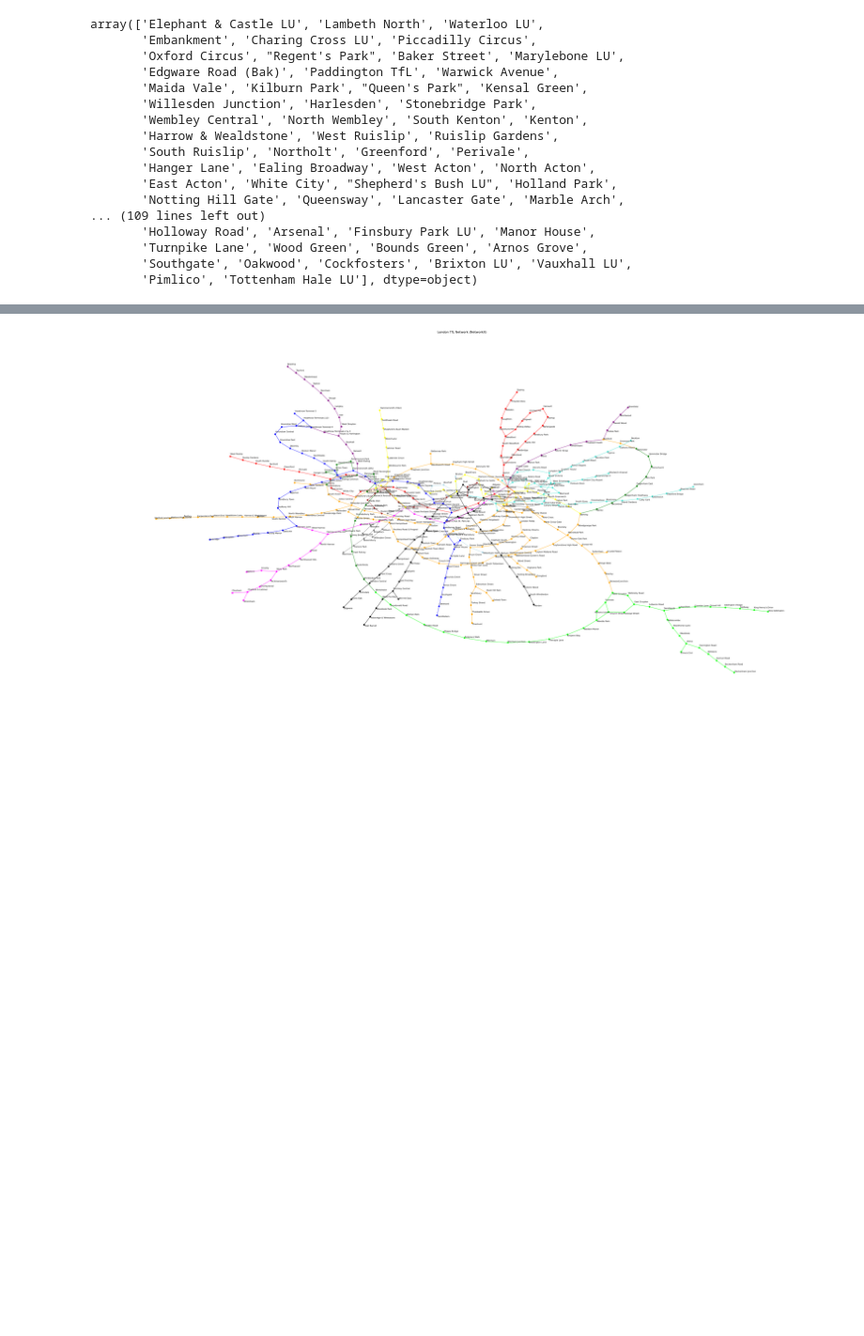
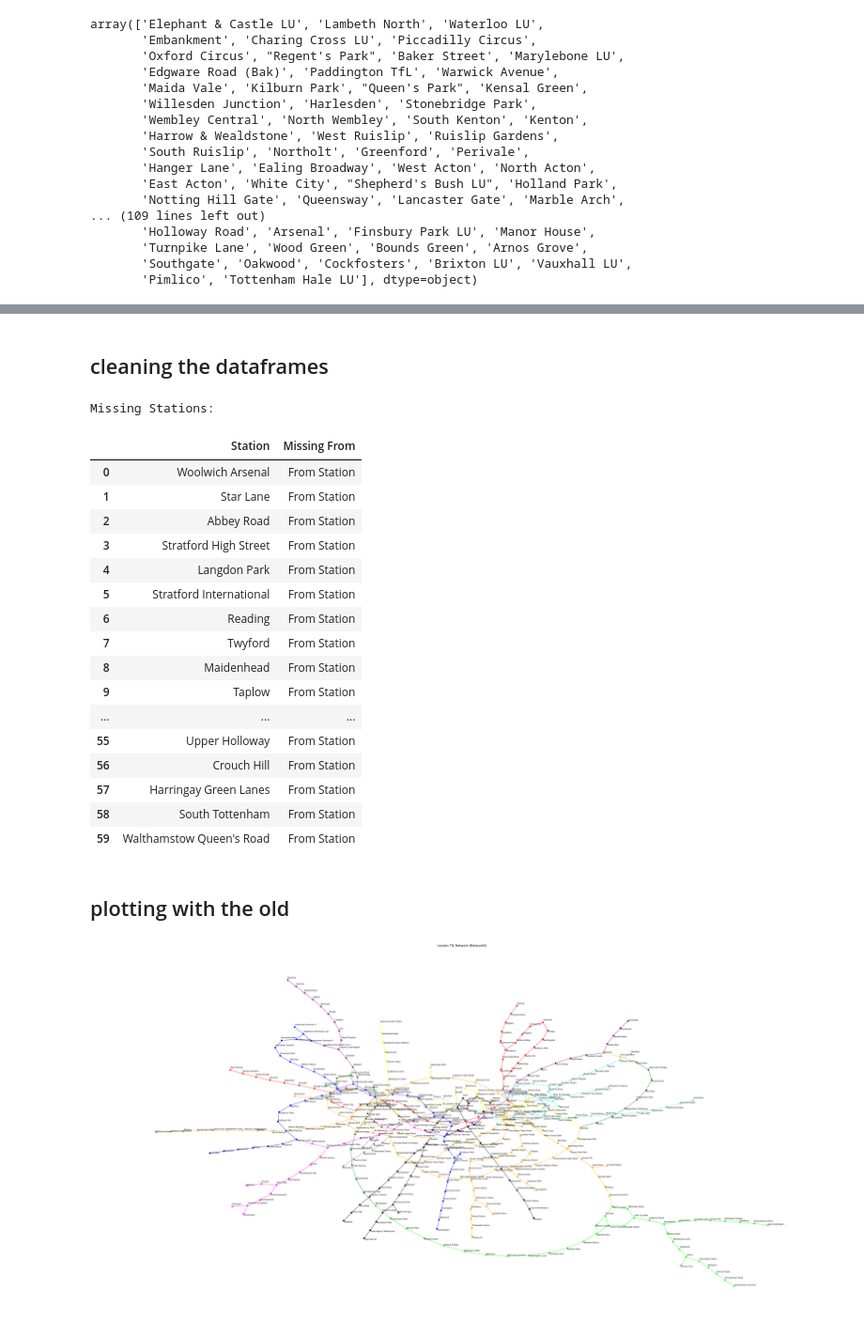
Before and after one commit to AimanxxAnsari/analysis-of-tfl-data, a Jupyter notebook: python-notebooks/draft-test-new-data.ipynb, the cells around one changed output, grey strips where cells are left out. Shown at 94% size. Cells and saved outputs as stored; diff of their text form; code cells hidden in the pictures; blank space fills up the shorter version.

Commit message:
added data-cleaning and data scrapping

```diff
--- a/python-notebooks/draft-test-new-data.ipynb
+++ b/python-notebooks/draft-test-new-data.ipynb
@@ -71,2 +88,5 @@ df['To Station'] = df['To Station'].apply(remove_suffix)
 # %%
 df.to_csv('../data/dataset20.csv', sep=',', encoding='utf-8', index=False, header=True)
+# %%
+coordinates_df = pd.read_csv('../data/stations-with-coordinates.csv')
+coordinates_df
@@ -107,6 +141,70 @@ def get_node_color(node):
 # %%
 # Get colors for all nodes
 node_colors = [get_node_color(node) for node in G.nodes()]
+# %% [markdown]
+## cleaning the dataframes
+# %%
+def clean_station_name(name):
+    """Clean and standardize station names."""
+    name = re.sub(r'\s*\([^)]*\)', '', name)  # Remove text within parentheses
+    name = re.sub(r'[^\w\s]', '', name)  # Remove special characters
+    name = name.lower()  # Convert to lowercase
+    return name
+
+def merge_datasets(df, coordinates_df):
+    # Clean station names in both dataframes
+    df['From Station Cleaned'] = df['From Station'].apply(clean_station_name)
+    df['To Station Cleaned'] = df['To Station'].apply(clean_station_name)
+    coordinates_df['Name Cleaned'] = coordinates_df['Name'].apply(clean_station_name)
+
+    # Merge the dataframes based on the cleaned station names
+    merged_from = pd.merge(df, coordinates_df, how='left', left_on='From Station Cleaned', right_on='Name Cleaned', suffixes=('', '_From'))
+    merged_to = pd.merge(df, coordinates_df, how='left', left_on='To Station Cleaned', right_on='Name Cleaned', suffixes=('', '_To'))
+
+    # Collect missing stations with an indication of their source
+    missing_from = merged_from[merged_from['Name'].isna()][['From Station']].drop_duplicates()
+    missing_from['Missing From'] = 'From Station'
+
+    missing_to = merged_to[merged_to['Name'].isna()][['To Station']].drop_duplicates()
+    missing_to['Missing From'] = 'To Station'
+
+    # Combine missing stations into one dataframe
+    missing_stations = pd.concat([missing_from.rename(columns={'From Station': 'Station'}),
+                                  missing_to.rename(columns={'To Station': 'Station'})]).drop_duplicates().reset_index(drop=True)
+
+    # Combine the coordinates from both merges
+    merged_df = pd.concat([merged_from[['Line', 'Dir', 'From Station', 'To Station', 'Latitude', 'Longitude']],
+                           merged_to[['Latitude', 'Longitude']]], axis=1)
+
+    return merged_df, missing_stations
+# %%
+merged_df, missing_stations = merge_datasets(df, coordinates_df)
+
+# Print the results
+
+print("\nMissing Stations:")
+missing_stations.head(60)
+# %% [output]
+Missing Stations:
+|  | Station | Missing From |
+| 0 | Woolwich Arsenal | From Station |
+| 1 | Star Lane | From Station |
+| 2 | Abbey Road | From Station |
+| 3 | Stratford High Street | From Station |
+| 4 | Langdon Park | From Station |
+| 5 | Stratford International | From Station |
+| 6 | Reading | From Station |
+| 7 | Twyford | From Station |
+| 8 | Maidenhead | From Station |
+| 9 | Taplow | From Station |
+| ... | ... | ... |
+| 55 | Upper Holloway | From Station |
+| 56 | Crouch Hill | From Station |
+| 57 | Harringay Green Lanes | From Station |
+| 58 | South Tottenham | From Station |
+| 59 | Walthamstow Queen's Road | From Station |
+# %% [markdown]
+## plotting with the old
 # %%
 plt.figure(figsize=(40, 20))
 pos = nx.kamada_kawai_layout(G)
```
Also changed, not shown: parts of 4 cells of this notebook, 7 other files.
